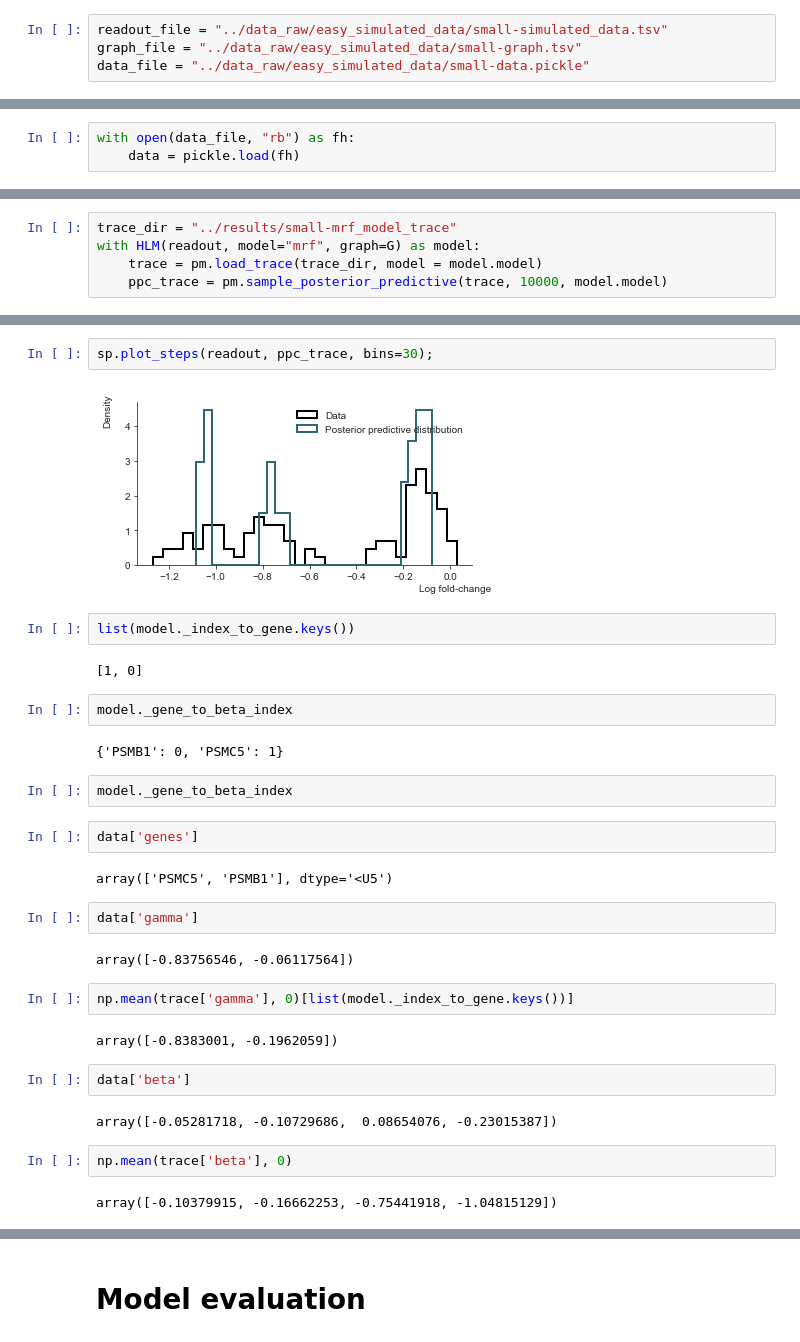
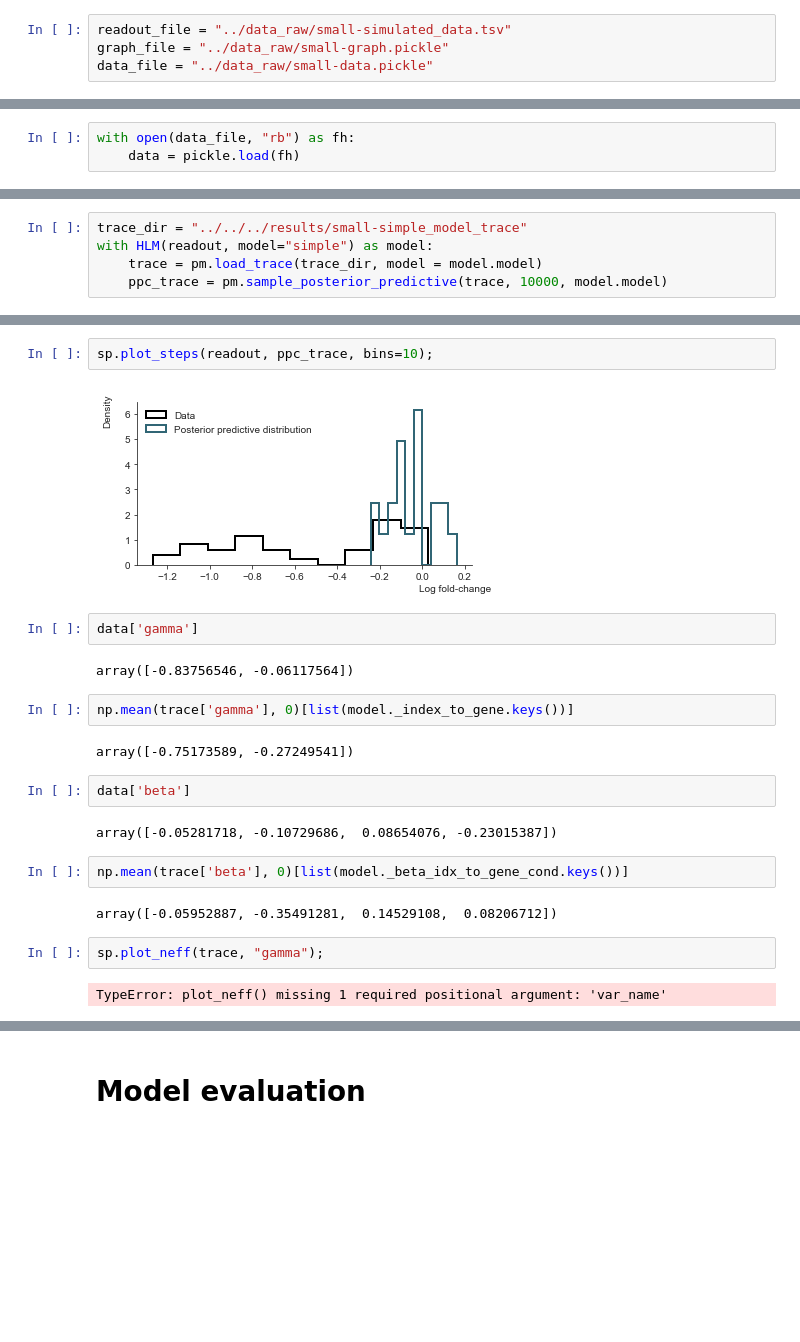
Before and after one commit to cbg-ethz/shm, a Jupyter notebook: analysis/04-plot_traces.ipynb, the cells around one changed output, grey strips where cells are left out. Drawn from its saved outputs; the diff is of its cells as text; blank space fills up the shorter version.

```diff
--- a/analysis/04-plot_traces.ipynb
+++ b/analysis/04-plot_traces.ipynb
@@ -42,8 +38,8 @@ def _read_graph(infile, data):
 # %% [markdown]
 # Small model evaluation
 # %%
-readout_file = "../data_raw/easy_simulated_data/small-simulated_data.tsv"
-graph_file = "../data_raw/easy_simulated_data/small-graph.tsv"
-data_file = "../data_raw/easy_simulated_data/small-data.pickle"
+readout_file = "../data_raw/small-simulated_data.tsv"
+graph_file = "../data_raw/small-graph.pickle"
+data_file = "../data_raw/small-data.pickle"
 # %%
 readout = pd.read_csv(readout_file, sep="\t")
@@ -67,6 +63,6 @@ plt.axis('off');
 # %%
-trace_dir = "../results/small-mrf_model_trace"
-with HLM(readout, model="mrf", graph=G) as model:
+trace_dir = "../../../results/small-simple_model_trace"
+with HLM(readout, model="simple") as model:
     trace = pm.load_trace(trace_dir, model = model.model)
     ppc_trace = pm.sample_posterior_predictive(trace, 10000, model.model)
 # %% [output]
@@ -74,21 +74,7 @@ Building mrf hierarchical model
 # %%
-sp.plot_steps(readout, ppc_trace, bins=30);
+sp.plot_steps(readout, ppc_trace, bins=10);
 # %% [output]
-[figure, old version]
+[figure, new version]
-# %%
-list(model._index_to_gene.keys())
-# %% [output]
-[1, 0]
-# %%
-model._gene_to_beta_index
-# %% [output]
-{'PSMB1': 0, 'PSMC5': 1}
-# %%
-model._gene_to_beta_index
-# %%
-data['genes']
-# %% [output]
-array(['PSMC5', 'PSMB1'], dtype='<U5')
 # %%
 data['gamma']
 # %% [output]
@@ -96,12 +82,16 @@ array([-0.83756546, -0.06117564])
 # %%
 np.mean(trace['gamma'], 0)[list(model._index_to_gene.keys())]
 # %% [output]
-array([-0.8383001, -0.1962059])
+array([-0.75173589, -0.27249541])
 # %%
 data['beta']
 # %% [output]
 array([-0.05281718, -0.10729686,  0.08654076, -0.23015387])
 # %%
-np.mean(trace['beta'], 0)
+np.mean(trace['beta'], 0)[list(model._beta_idx_to_gene_cond.keys())]
 # %% [output]
-array([-0.10379915, -0.16662253, -0.75441918, -1.04815129])
+array([-0.05952887, -0.35491281,  0.14529108,  0.08206712])
+# %%
+sp.plot_neff(trace, "gamma");
+# %% [output]
+TypeError: plot_neff() missing 1 required positional argument: 'var_name'
```
Also changed, not shown: parts of 24 cells of this notebook, 4 other files.
